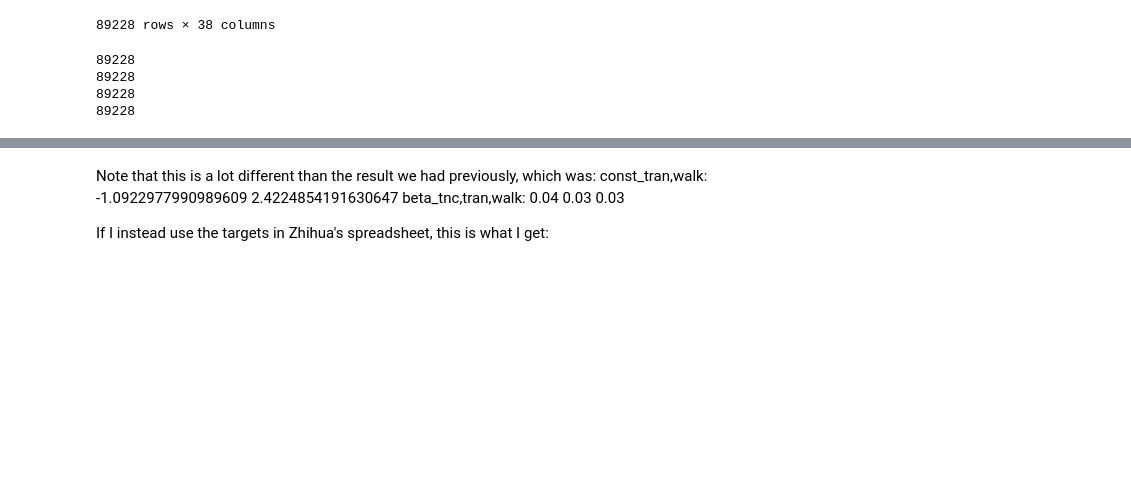
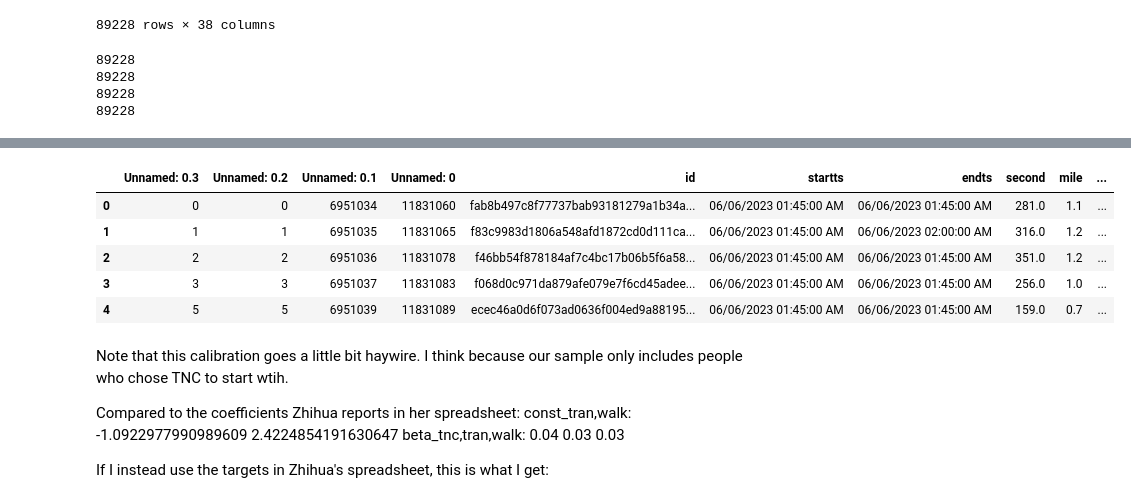
Before and after one commit to gregerhardt/rh_pricing, a Jupyter notebook: calibration/Summarize Calibration Targets.ipynb, the cells around one changed output, grey strips where cells are left out. Drawn from its saved outputs; the diff is of its cells as text; code cells hidden in the pictures; blank space fills up the shorter version.

```diff
--- a/calibration/Summarize Calibration Targets.ipynb
+++ b/calibration/Summarize Calibration Targets.ipynb
@@ -892,5 +949,17 @@ Iteration 1
+# %%
+tnc_trips.head()
+# %% [output]
+|  | Unnamed: 0.3 | Unnamed: 0.2 | Unnamed: 0.1 | Unnamed: 0 | id | startts | endts | second | mile | ... |
+| 0 | 0 | 0 | 6951034 | 11831060 | fab8b497c8f77737bab93181279a1b34a... | 06/06/2023 01:45:00 AM | 06/06/2023 01:45:00 AM | 281.0 | 1.1 | ... |
+| 1 | 1 | 1 | 6951035 | 11831065 | f83c9983d1806a548afd1872cd0d111ca... | 06/06/2023 01:45:00 AM | 06/06/2023 02:00:00 AM | 316.0 | 1.2 | ... |
+| 2 | 2 | 2 | 6951036 | 11831078 | f46bb54f878184af7c4bc17b06b5f6a58... | 06/06/2023 01:45:00 AM | 06/06/2023 01:45:00 AM | 351.0 | 1.2 | ... |
+| 3 | 3 | 3 | 6951037 | 11831083 | f068d0c971da879afe079e7f6cd45adee... | 06/06/2023 01:45:00 AM | 06/06/2023 01:45:00 AM | 256.0 | 1.0 | ... |
+| 4 | 5 | 5 | 6951039 | 11831089 | ecec46a0d6f073ad0636f004ed9a88195... | 06/06/2023 01:45:00 AM | 06/06/2023 01:45:00 AM | 159.0 | 0.7 | ... |
 # %% [markdown]
-Note that this is a lot different than the result we had previously, which was:
+Note that this calibration goes a little bit haywire. I think because our sample only includes people who chose TNC
+to start wtih.
+
+Compared to the coefficients Zhihua reports in her spreadsheet:
  const_tran,walk: -1.0922977990989609 2.4224854191630647
  beta_tnc,tran,walk: 0.04 0.03 0.03
 
```
Also changed, not shown: parts of 11 cells of this notebook, 1 other file.
